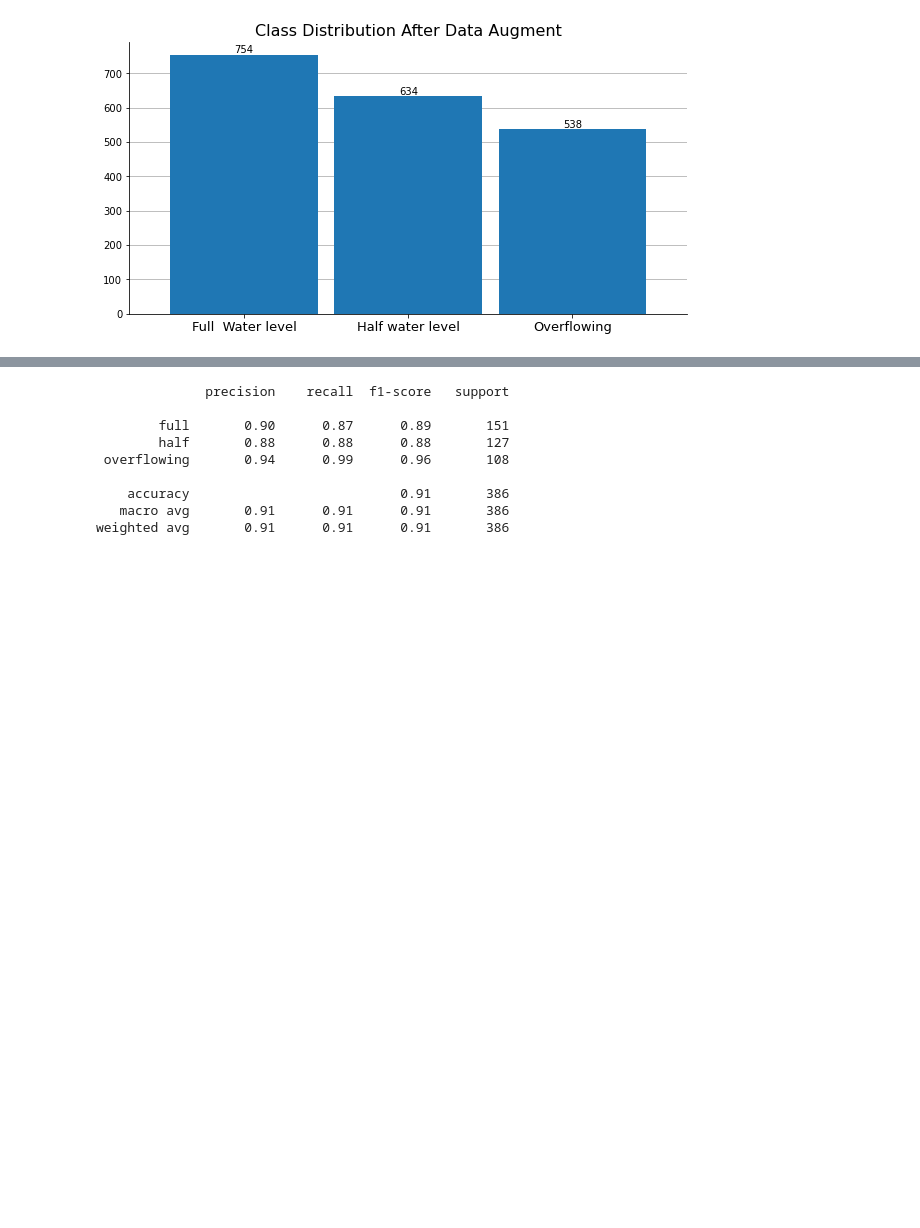
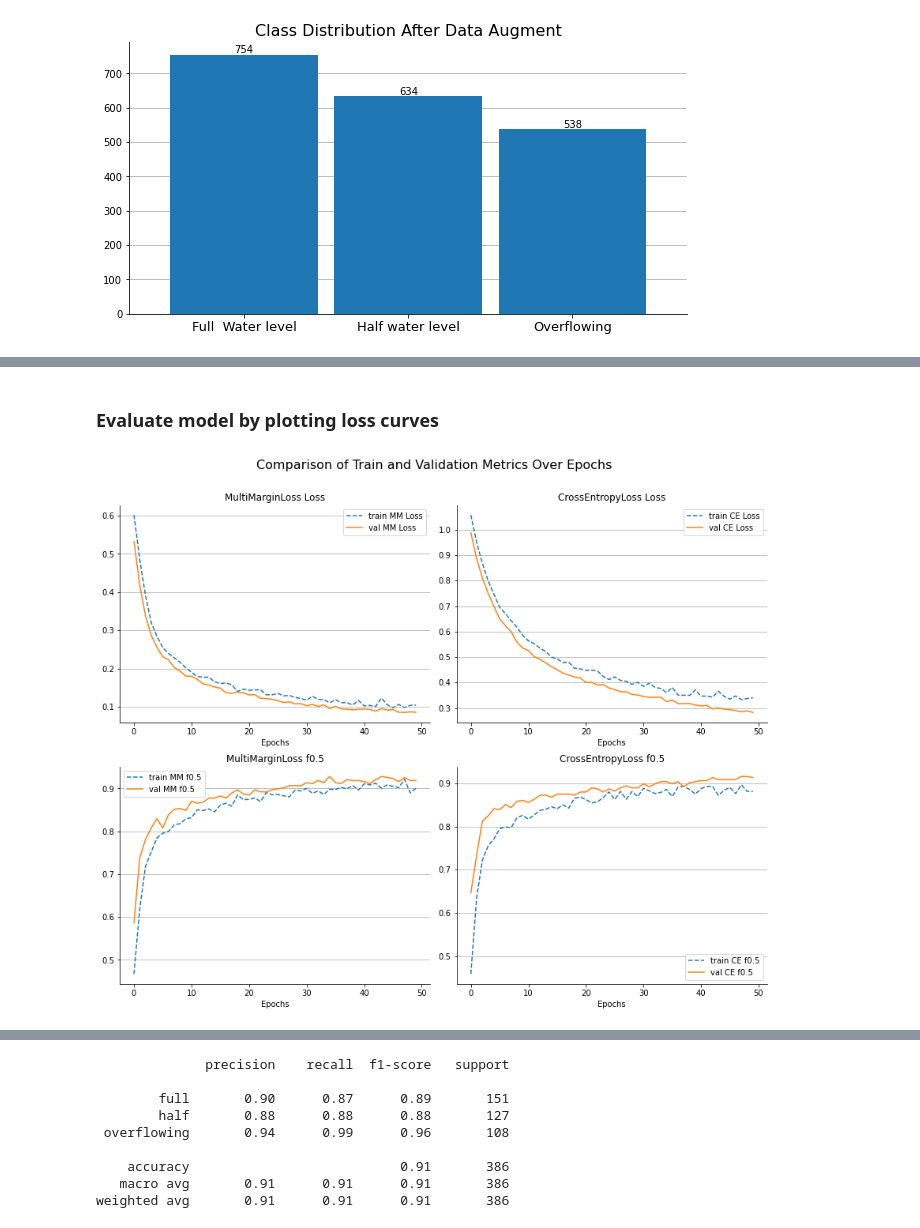
Before and after one commit to emirhansilsupur/water-bottle-image-classification, a Jupyter notebook: water_bottle_clf.ipynb, the cells around one changed output, grey strips where cells are left out. Cells and saved outputs as stored; diff of their text form; code cells hidden in the pictures; blank space fills up the shorter version.

Commit message:
add plotting loss curves by loss function

```diff
--- a/water_bottle_clf.ipynb
+++ b/water_bottle_clf.ipynb
@@ -176,7 +147,8 @@ test_data_untransformed = CustomImageFolder(test_df, transform=untransform)
 # %%
-train_dataloader, test_dataloader, class_names = data_setup.create_dataloaders(
+# Creating data loaders
+train_dataloader, val_dataloader, class_names = data_setup.create_dataloaders(
     train_dir=train_df,
-    test_dir=test_df,
+    val_dir=val_df,
     transform=data_transform,
     batch_size=32,
 )
@@ -188,11 +162,11 @@ fbeta_score = FBetaScore(task="multiclass", num_classes=len(class_names), beta=0
 )
 # %%
 def create_writer(
-    experiment_name=f"500_data",
-    loss_fn=f"CrossEntropyLoss_fn",
-    model_name=f"EfficientNet_B0",
-    epoch=f"50_epochs",
-    lr=f"1e-4_lr",
+    experiment_name="500_data",
+    loss_fn="MultiMarginLoss_fn",
+    model_name="EfficientNet_B0",
+    epoch="50_epochs",
+    lr="1e-4_lr",
 ) -> torch.utils.tensorboard.writer.SummaryWriter:
     """Creates a torch.utils.tensorboard.writer.SummaryWriter() instance saving to a specific log_dir.
 
@@ -230,14 +204,15 @@ from torch.utils.tensorboard import SummaryWriter
 # %%
+# Set the loss function and optimizer
 cross_entropy_loss = torch.nn.CrossEntropyLoss()
 optimizer = torch.optim.Adam(params=model.parameters(), lr=1e-4)
 # Start the timer
 start_time = timer()
 
 # Starting training
-results = engine.train(
+results_ce = engine.train(
     model=model,
     train_dataloader=train_dataloader,
-    test_dataloader=test_dataloader,
+    val_dataloader=val_dataloader,
     optimizer=optimizer,
     loss_fn=cross_entropy_loss,
     epochs=50,
@@ -315,0 +329,41 @@ plot_curves(results)
+# %% [markdown]
+### Evaluate model by plotting loss curves
+# %%
+import matplotlib.pyplot as plt
+
+def plot_curves(results_mm, results_ce):
+    metric_names = [("loss", "Loss"), ("fbeta_score", "f0.5")]
+    epochs = range(len(results_mm["train_loss"]))
+
+    fig, axes = plt.subplots(2, 2, figsize=(12, 10))
+    fig.suptitle("Comparison of Train and Validation Metrics Over Epochs", fontsize=16)
+
+    for row, (metric, label) in enumerate(metric_names):
+        # Plot results for MultiMarginLoss
+        axes[row, 0].plot(epochs, results_mm[f"train_{metric}"], label=f"train MM {label}", linestyle='--')
+        axes[row, 0].plot(epochs, results_mm[f"val_{metric}"], label=f"val MM {label}")
+        axes[row, 0].set_title(f"MultiMarginLoss {label}")
+        axes[row, 0].set_xlabel("Epochs")
+        axes[row, 0].legend()
+
+        # Plot results for CrossEntropyLoss
+        axes[row, 1].plot(epochs, results_ce[f"train_{metric}"], label=f"train CE {label}", linestyle='--')
+        axes[row, 1].plot(epochs, results_ce[f"val_{metric}"], label=f"val CE {label}")
+        axes[row, 1].set_title(f"CrossEntropyLoss {label}")
+        axes[row, 1].set_xlabel("Epochs")
+        axes[row, 1].legend()
+
+        for ax in axes[row]:
+            ax.spines["top"].set_visible(False)
+            ax.spines["right"].set_visible(False)
+            ax.grid(which="both", axis="y")
+            ax.set_axisbelow(True)
+
+    plt.tight_layout()
+    plt.subplots_adjust(top=0.9)
+    plt.show()
+
+# Call the modified function with the results_mm and results_ce dictionaries
+plot_curves(results_mm, results_ce)
+# %% [output]
+[figure, added]
```
Also changed, not shown: parts of 31 cells of this notebook.
